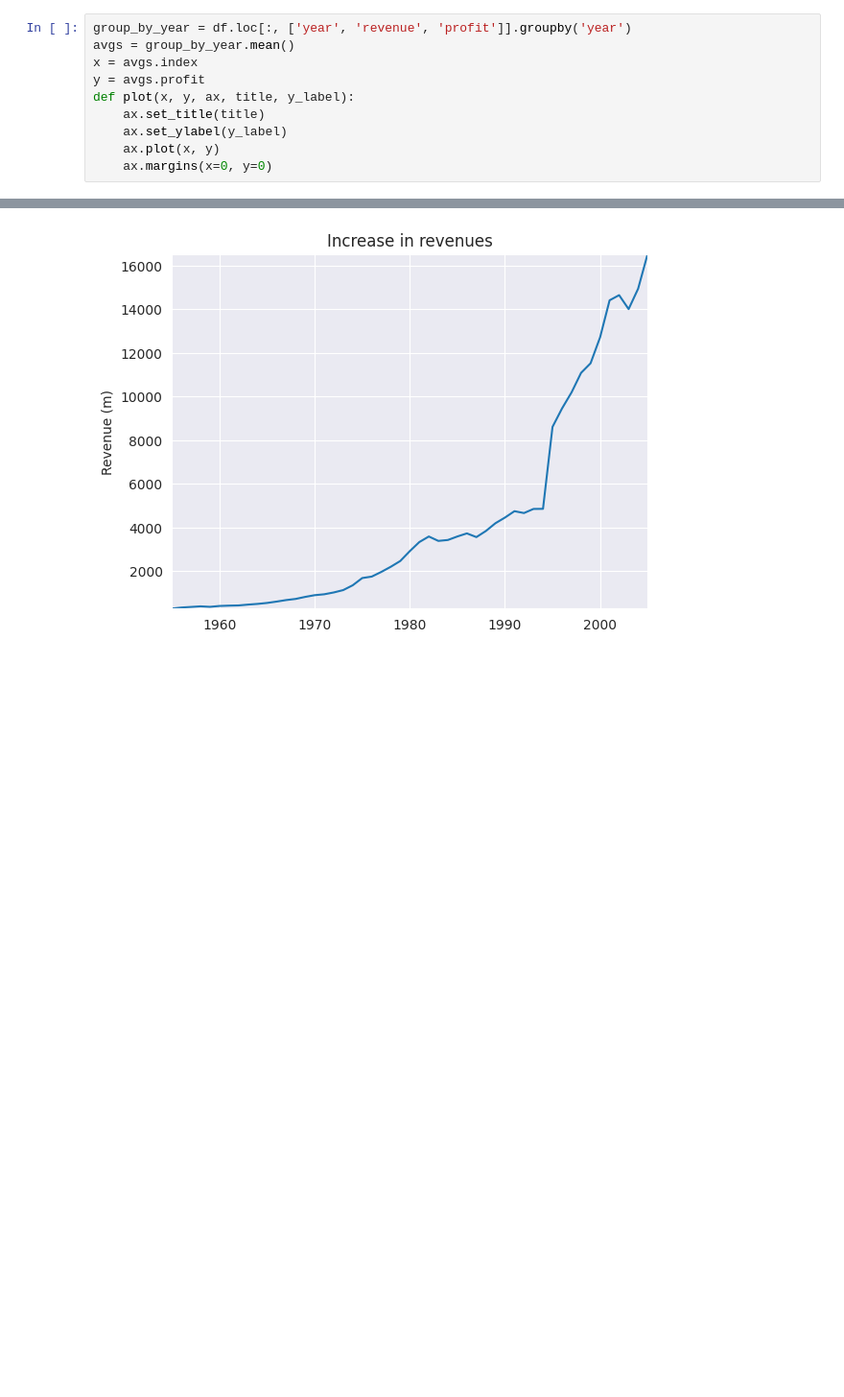
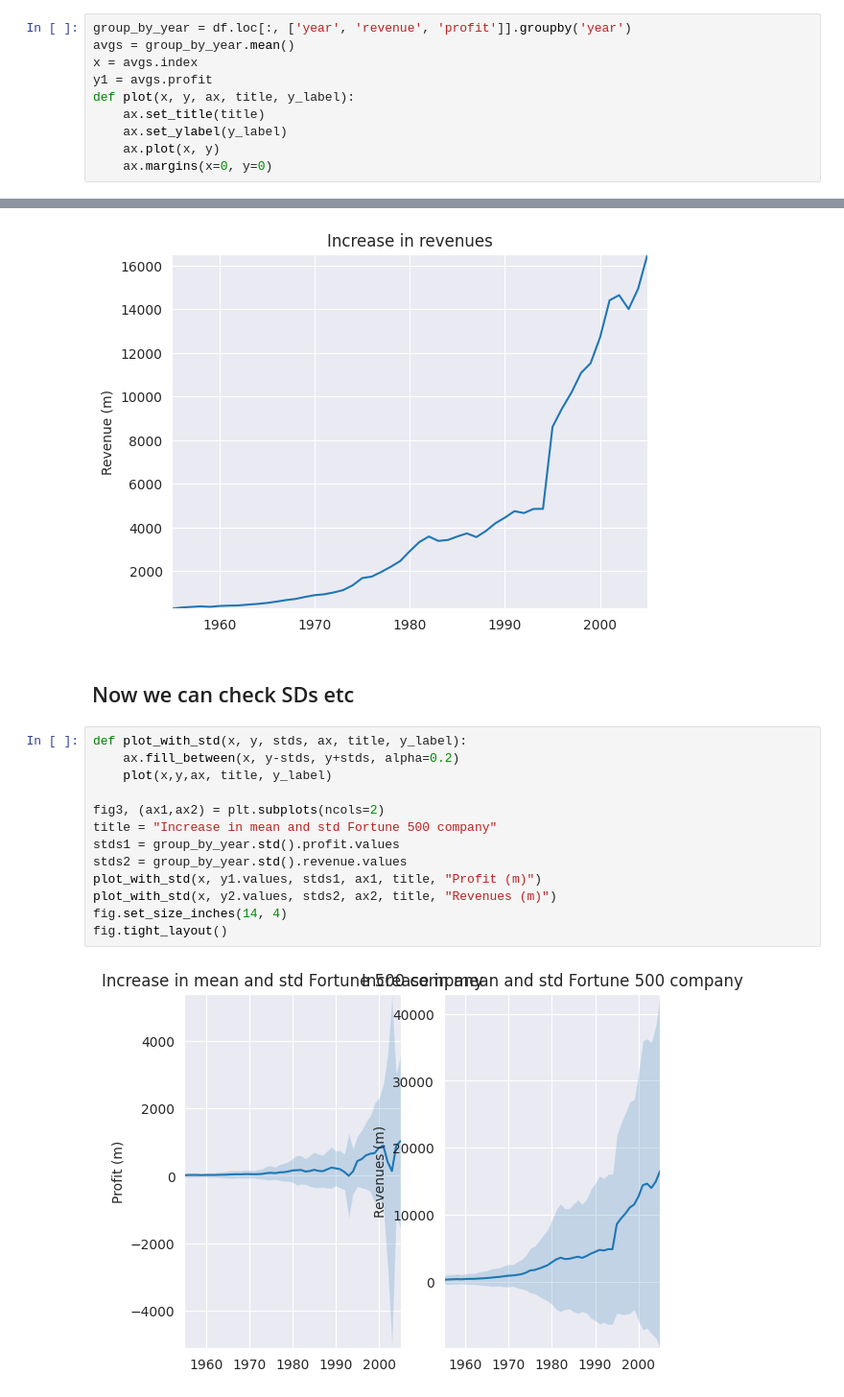
Before and after one commit to suggitpe/python-sandbox, a Jupyter notebook: jupyter/test.ipynb, the cells around one changed output, grey strips where cells are left out. Shown: that part at 96% size. Cells and saved outputs as stored; diff of their text form; blank space fills up the shorter version.

Commit message:
updated graphs

```diff
--- a/jupyter/test.ipynb
+++ b/jupyter/test.ipynb
@@ -96,7 +97,7 @@ Data is now all clean.
 group_by_year = df.loc[:, ['year', 'revenue', 'profit']].groupby('year')
 avgs = group_by_year.mean()
 x = avgs.index
-y = avgs.profit
+y1 = avgs.profit
 def plot(x, y, ax, title, y_label):
     ax.set_title(title)
     ax.set_ylabel(y_label)
@@ -113,3 +114,20 @@ fig2, ax = plt.subplots()
 plot(x, y2, ax, "Increase in revenues", "Revenue (m)")
 # %% [output]
 [figure]
+# %% [markdown]
+## Now we can check SDs etc
+# %%
+def plot_with_std(x, y, stds, ax, title, y_label):
+    ax.fill_between(x, y-stds, y+stds, alpha=0.2)
+    plot(x,y,ax, title, y_label)
+
+fig3, (ax1,ax2) = plt.subplots(ncols=2)
+title = "Increase in mean and std Fortune 500 company"
+stds1 = group_by_year.std().profit.values
+stds2 = group_by_year.std().revenue.values
+plot_with_std(x, y1.values, stds1, ax1, title, "Profit (m)")
+plot_with_std(x, y2.values, stds2, ax2, title, "Revenues (m)")
+fig.set_size_inches(14, 4)
+fig.tight_layout()
+# %% [output]
+[figure, added]
```
Also changed, not shown: parts of 2 cells of this notebook.
